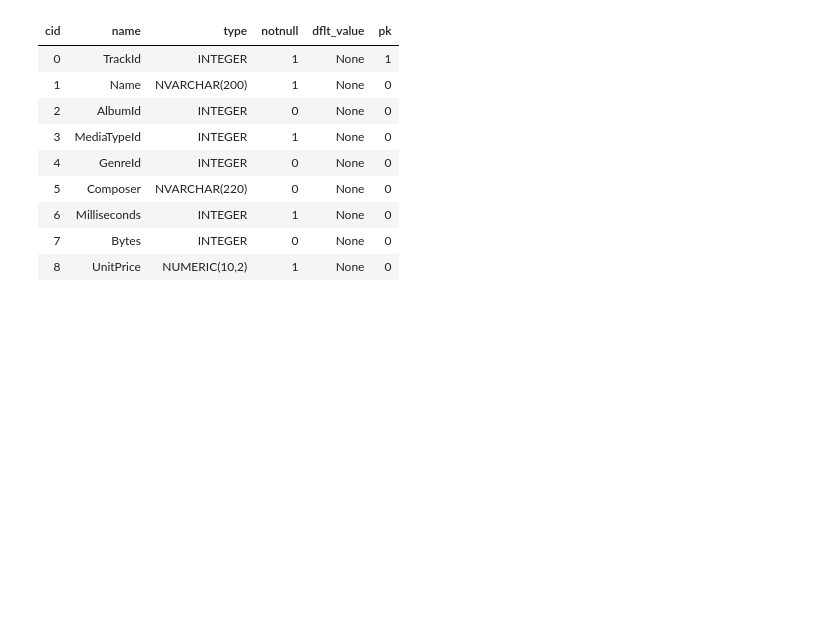
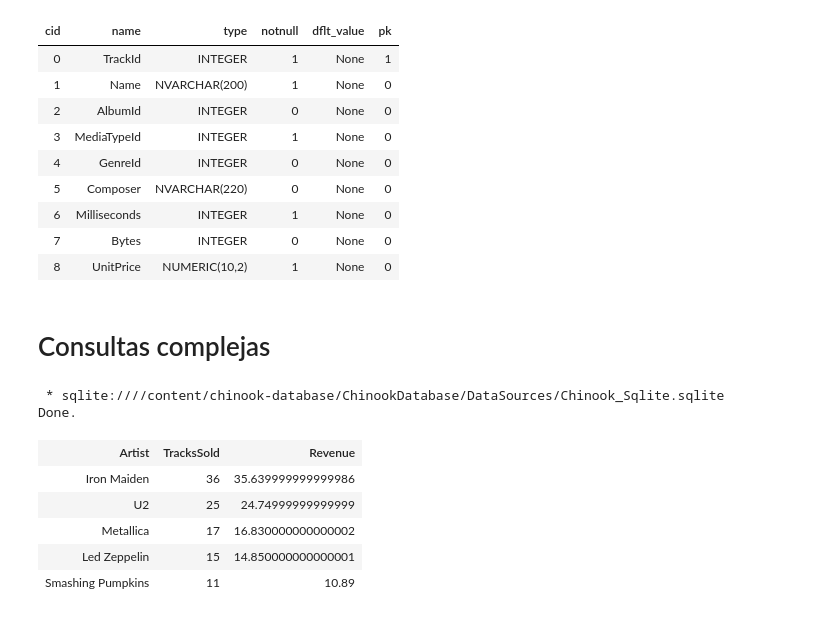
Before and after one commit to adigenova/uohdb, a Jupyter notebook: code/SQL_III_chinook_db.ipynb, the cells around one changed output. Saved outputs shown, nothing was run; the diff lists cells and outputs as text; code cells hidden in the pictures; blank space fills up the shorter version.

```diff
--- a/code/SQL_III_chinook_db.ipynb
+++ b/code/SQL_III_chinook_db.ipynb
@@ -581,3 +590,26 @@ Done.
 | 6 | Milliseconds | INTEGER | 1 | None | 0 |
 | 7 | Bytes | INTEGER | 0 | None | 0 |
 | 8 | UnitPrice | NUMERIC(10,2) | 1 | None | 0 |
+# %% [markdown]
+# Consultas complejas
+# %%
+%%sql
+SELECT ar.Name AS Artist, COUNT(DISTINCT(tr.TrackId)) AS TracksSold, SUM(ii.UnitPrice) AS Revenue
+FROM artist ar
+INNER JOIN album al ON ar.ArtistId = al.ArtistId
+INNER JOIN track tr ON al.AlbumId = tr.AlbumId
+INNER JOIN invoiceline ii ON tr.TrackId = ii.TrackId
+INNER JOIN invoice i ON ii.InvoiceId = i.InvoiceId
+WHERE strftime('%Y', i.InvoiceDate) = '2013'
+GROUP BY ar.Name
+ORDER BY TracksSold DESC
+LIMIT 5;
+# %% [output]
+ * sqlite:////content/chinook-database/ChinookDatabase/DataSources/Chinook_Sqlite.sqlite
+Done.
+| Artist | TracksSold | Revenue |
+| Iron Maiden | 36 | 35.639999999999986 |
+| U2 | 25 | 24.74999999999999 |
+| Metallica | 17 | 16.830000000000002 |
+| Led Zeppelin | 15 | 14.850000000000001 |
+| Smashing Pumpkins | 11 | 10.89 |
```
Also changed, not shown: parts of 3 cells of this notebook.
